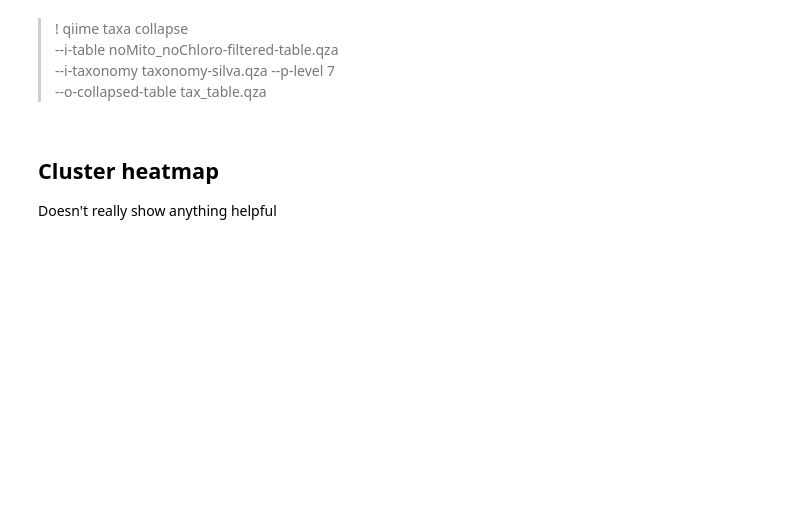
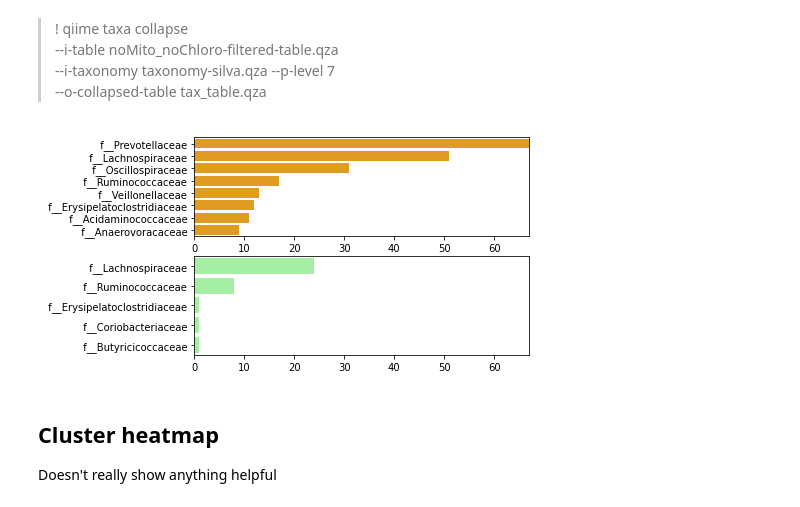
Before and after one commit to sterrettJD/HIV-microbiome, a Jupyter notebook: Analysis.ipynb, the cells around one changed output. Cells and saved outputs as stored; diff of their text form; code cells hidden in the pictures; blank space fills up the shorter version.

```diff
--- a/Analysis.ipynb
+++ b/Analysis.ipynb
@@ -560,6 +607,13 @@ axes = balance_barplots(tree, 'y2', header='family',
 --i-table noMito_noChloro-filtered-table.qza \
 --i-taxonomy taxonomy-silva.qza --p-level 7 \
 --o-collapsed-table tax_table.qza
+# %%
+axes = balance_barplots(tree, 'y2', header='family',
+                        feature_metadata=taxa, ndim=8,
+                        denom_color='palegreen',
+                        num_color='orange')
+# %% [output]
+[figure, added]
 # %% [markdown]
 ## Cluster heatmap
 
```
Also changed, not shown: parts of 10 cells of this notebook.
